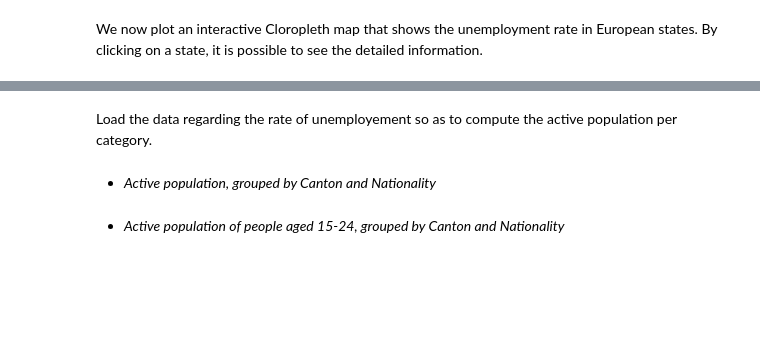
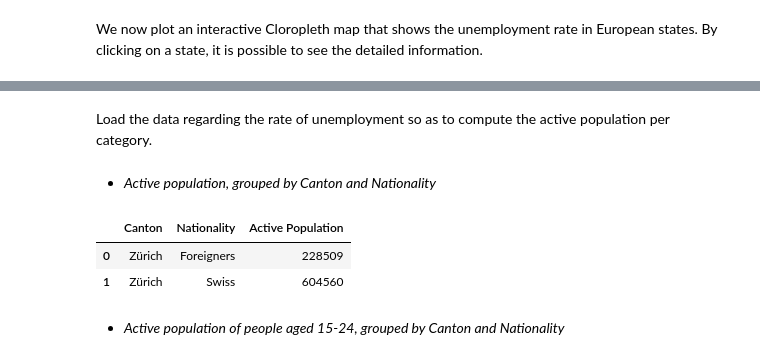
Before and after one commit to tarmeens/ada-homework, a Jupyter notebook: 03 - Interactive Viz/homework3.ipynb, the cells around one changed output, grey strips where cells are left out. Saved outputs shown, nothing was run; the diff lists cells and outputs as text; code cells hidden in the pictures; blank space fills up the shorter version.

```diff
--- a/03 - Interactive Viz/homework3.ipynb
+++ b/03 - Interactive Viz/homework3.ipynb
@@ -215,38 +265,42 @@ print("We draw the boundaries of the following", len(topo_cantons), "cantons:",
 # %% [markdown]
-Load the data regarding the rate of unemployement so as to compute the active population per category.
+Load the data regarding the rate of unemployment so as to compute the active population per category.
 # %% [markdown]
    - *Active population, grouped by Canton and Nationality*
 # %%
 path = 'datasets/ch_unemploy_rate_bycanton_bynationality.csv'
 ch_ap_canton_nationality = pd.read_csv(path)
 
 # 1. drop and rename the columns
 column_rename = {
     "Cantone":"Canton",
     "Nazionalità": "Nationality",
-    "Tasso di disoccupazione": "Unemployement rate",
+    "Tasso di disoccupazione": "Unemployment rate",
     "Disoccupati registrati": "Unemployed"
 }
 ch_ap_canton_nationality = ch_ap_canton_nationality[list(column_rename.keys())]
 ch_ap_canton_nationality.rename(columns=column_rename, inplace=True)
 ch_ap_canton_nationality = ch_ap_canton_nationality[~(ch_ap_canton_nationality.Canton=="Totale")]
 
 # 2. converto objects to integers
 ch_ap_canton_nationality["Unemployed"] = ch_ap_canton_nationality["Unemployed"].apply(parseInt)
 
 # 3. compute the active population
 ch_ap_canton_nationality["Active Population"] = \
-    (100*ch_ap_canton_nationality["Unemployed"]/ch_ap_canton_nationality["Unemployement rate"]).astype("int")
+    (100*ch_ap_canton_nationality["Unemployed"]/ch_ap_canton_nationality["Unemployment rate"]).astype("int")
 
 # 4. translate column Nationality
 ch_ap_canton_nationality.Nationality = ch_ap_canton_nationality.Nationality.apply(
     lambda natio: "Foreigners" if (natio=="stranieri") else "Swiss")
 
 # 5. Rename the cantons
 ch_ap_canton_nationality["Canton"] = [c for canton in topo_cantons for c in [canton]*2]
 
 ch_ap_canton_nationality = ch_ap_canton_nationality[["Canton", "Nationality", "Active Population"]]
 ch_ap_canton_nationality.head(2)
+# %% [output]
+|  | Canton | Nationality | Active Population |
+| 0 | Zürich | Foreigners | 228509 |
+| 1 | Zürich | Swiss | 604560 |
 # %% [markdown]
 - *Active population of people aged 15-24, grouped by Canton and Nationality*
 # %%
```
Also changed, not shown: parts of 35 cells of this notebook.
